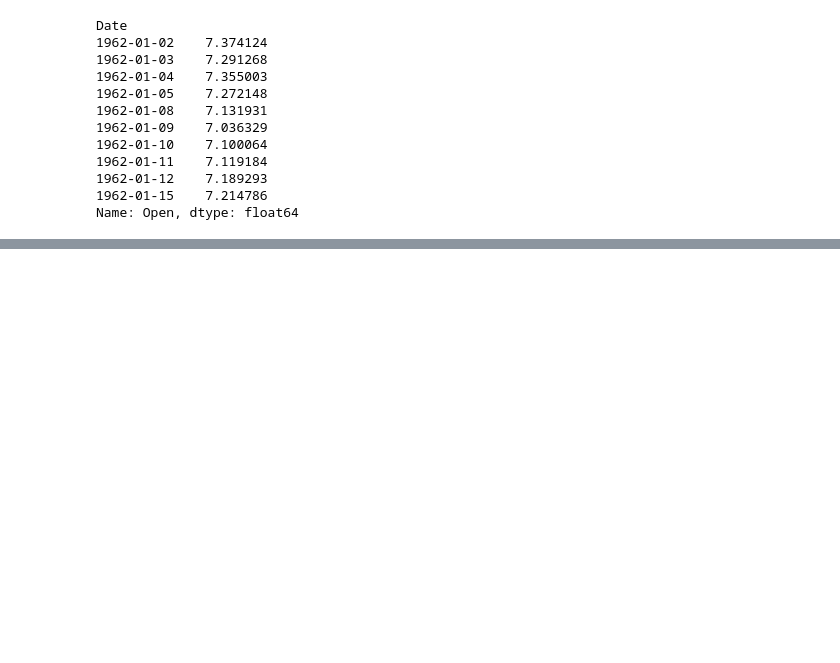
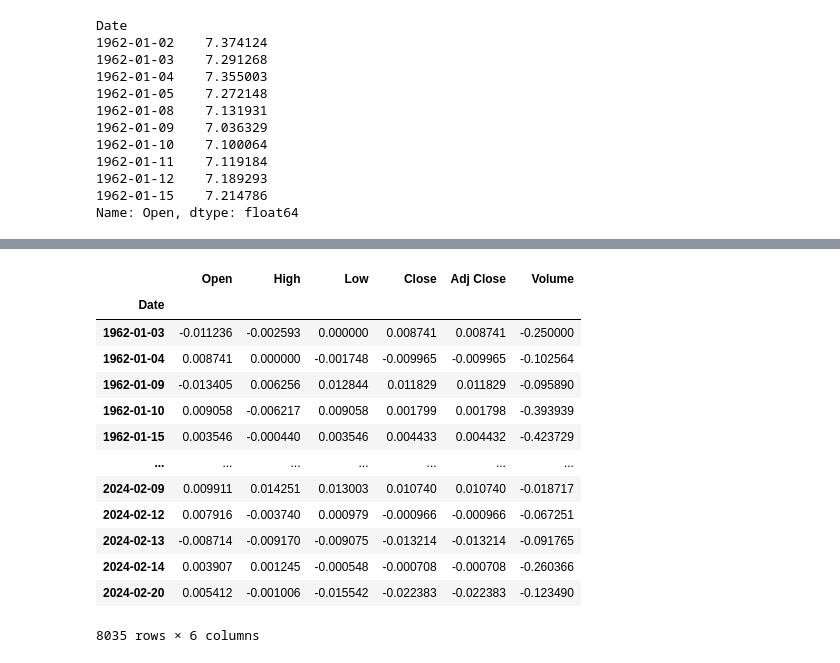
Before and after one commit to pNatTueku/basicPython, a Jupyter notebook: basic_pandas_03.ipynb, the cells around one changed output, grey strips where cells are left out. Saved outputs shown, nothing was run; the diff lists cells and outputs as text; code cells hidden in the pictures; blank space fills up the shorter version.

```diff
--- a/basic_pandas_03.ipynb
+++ b/basic_pandas_03.ipynb
@@ -327,0 +368,5 @@ Name: Open, dtype: float64
+# %%
+# get data using condition
+
+df_pct = df.pct_change()
+df_pct.head(10)
@@ -327,0 +402,17 @@ Name: Open, dtype: float64
+# %%
+df_pct[df_pct['Volume'] < 0]
+# %% [output]
+|  | Open | High | Low | Close | Adj Close | Volume |
+| Date |  |  |  |  |  |  |
+| 1962-01-03 | -0.011236 | -0.002593 | 0.000000 | 0.008741 | 0.008741 | -0.250000 |
+| 1962-01-04 | 0.008741 | 0.000000 | -0.001748 | -0.009965 | -0.009965 | -0.102564 |
+| 1962-01-09 | -0.013405 | 0.006256 | 0.012844 | 0.011829 | 0.011829 | -0.095890 |
+| 1962-01-10 | 0.009058 | -0.006217 | 0.009058 | 0.001799 | 0.001798 | -0.393939 |
+| 1962-01-15 | 0.003546 | -0.000440 | 0.003546 | 0.004433 | 0.004432 | -0.423729 |
+| ... | ... | ... | ... | ... | ... | ... |
+| 2024-02-09 | 0.009911 | 0.014251 | 0.013003 | 0.010740 | 0.010740 | -0.018717 |
+| 2024-02-12 | 0.007916 | -0.003740 | 0.000979 | -0.000966 | -0.000966 | -0.067251 |
+| 2024-02-13 | -0.008714 | -0.009170 | -0.009075 | -0.013214 | -0.013214 | -0.091765 |
+| 2024-02-14 | 0.003907 | 0.001245 | -0.000548 | -0.000708 | -0.000708 | -0.260366 |
+| 2024-02-20 | 0.005412 | -0.001006 | -0.015542 | -0.022383 | -0.022383 | -0.123490 |
+8035 rows × 6 columns
```
Also changed, not shown: parts of 18 cells of this notebook.
